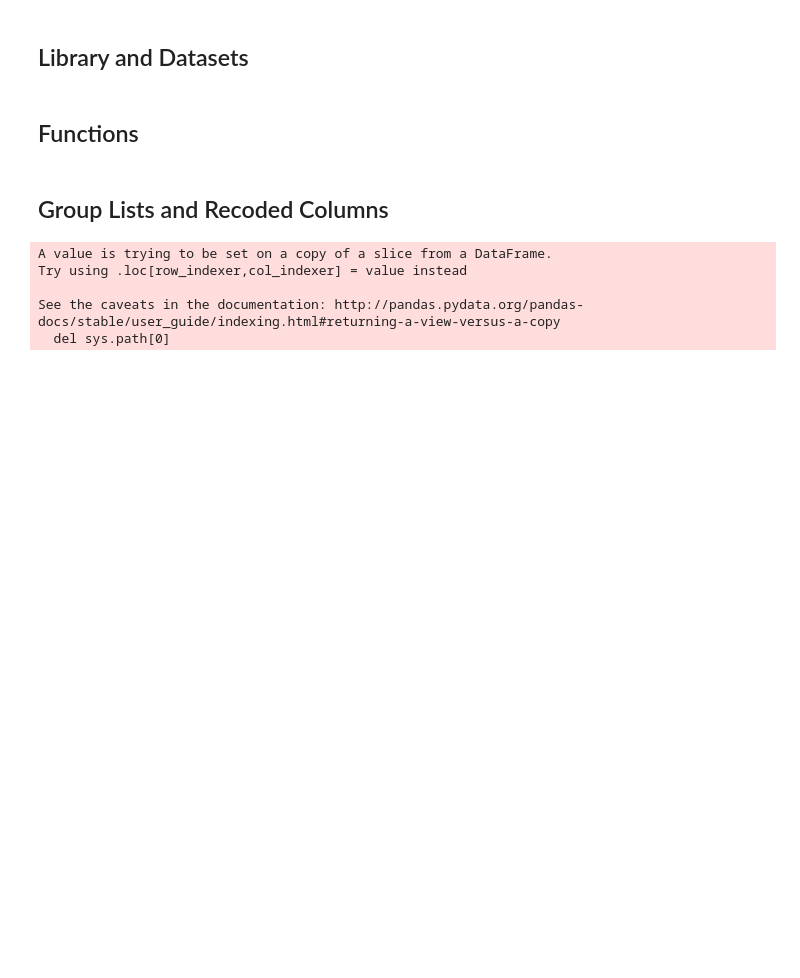
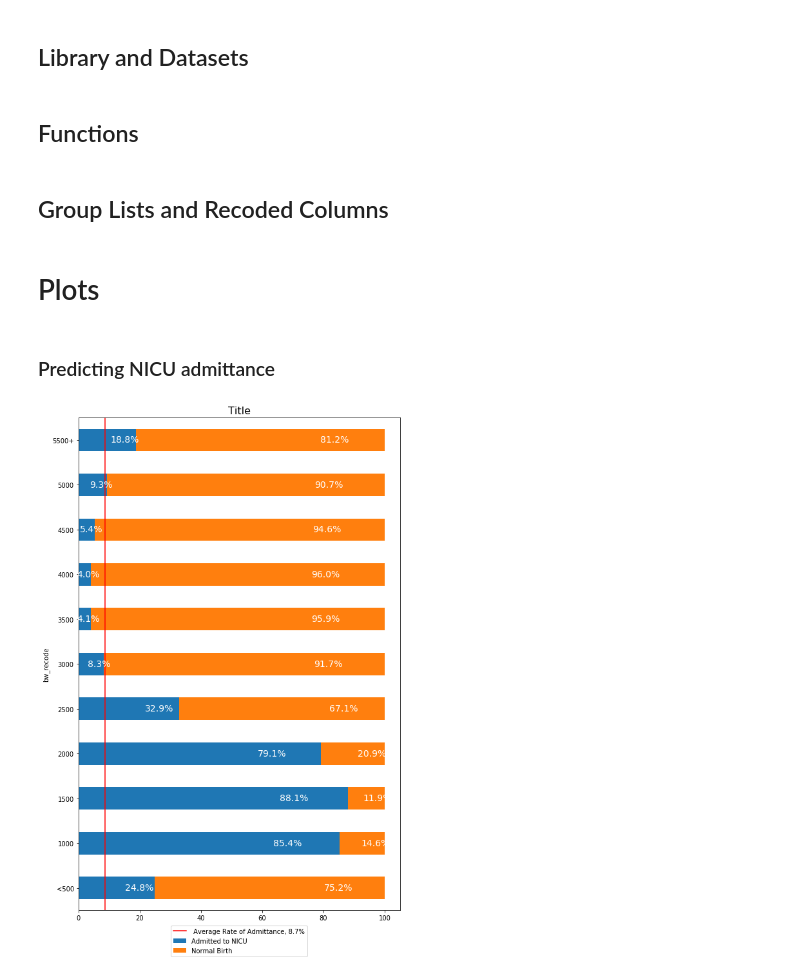
Before and after one commit to mkwasnica/CDC_capstone, a Jupyter notebook: notebooks/Visualization_clean.ipynb, the cells around one changed output. Cells and saved outputs as stored; diff of their text form; code cells hidden in the pictures; blank space fills up the shorter version.

```diff
--- a/notebooks/Visualization_clean.ipynb
+++ b/notebooks/Visualization_clean.ipynb
@@ -86,8 +254,7 @@ births['mothers_age_groups']= pd.cut(births['mothers_age'], 4, labels = ['12-19'
 births['mothers_age_groups2']= pd.cut(births['mothers_age'], [0,14,19,24,29,34,39,44,49,100],
                                      labels = ['<15', '15-19', '20-24','25-29','30-34',
                                                '35-39','40-44','45-49','50-100'])
-births_nou['bw_recode'] = pd.cut(births_nou['birth_weight_gm'],
-                                   [0,499, 999,1499,1999,2499,2999,3499,3999,4499,4999,8200],
+births['bw_recode'] = pd.cut(births['birth_weight_gm'],[0,499, 999,1499,1999,2499,2999,3499,3999,4499,4999,8200],
                                 labels = ['<500', '1000', '1500', '2000','2500','3000',
                                           '3500','4000','4500', '5000', '5500+'])
 
@@ -121,9 +288,10 @@ lstinfant_congeital_fullnames = ['Seizures','Anencephaly', 'Mening-Spina Bifida'
                                     'Omphalocele', 'Gastroschisis','Limb reduced Defect', 'Cleft Lip or Palate',
                                     'Cleft Palate Only','Hypospadias']
 lstplurality_fullname = ['1','2','3','4','5+']
-# %% [output]
-A value is trying to be set on a copy of a slice from a DataFrame.
-Try using .loc[row_indexer,col_indexer] = value instead
-
-See the caveats in the documentation: http://pandas.pydata.org/pandas-docs/stable/user_guide/indexing.html#returning-a-view-versus-a-copy
-  del sys.path[0]
+# %% [markdown]
+# Plots
+# %% [markdown]
+### Predicting NICU admittance
+# %%
+births_nou = births.loc[births['admit_NICU'] != 'U']
+births_nou['admit_NICU'].value_counts().plot(kind = 'pie', autopct='%1.1f%%', pctdistance = 1.4)
@@ -129,0 +303,4 @@ See the caveats in the documentation: http://pandas.pydata.org/pandas-docs/stabl
+# %%
+pct_bplot2(births_nou,'bw_recode')
+# %% [output]
+[figure, added]
```
Also changed, not shown: parts of 5 cells of this notebook, 21 other files.
